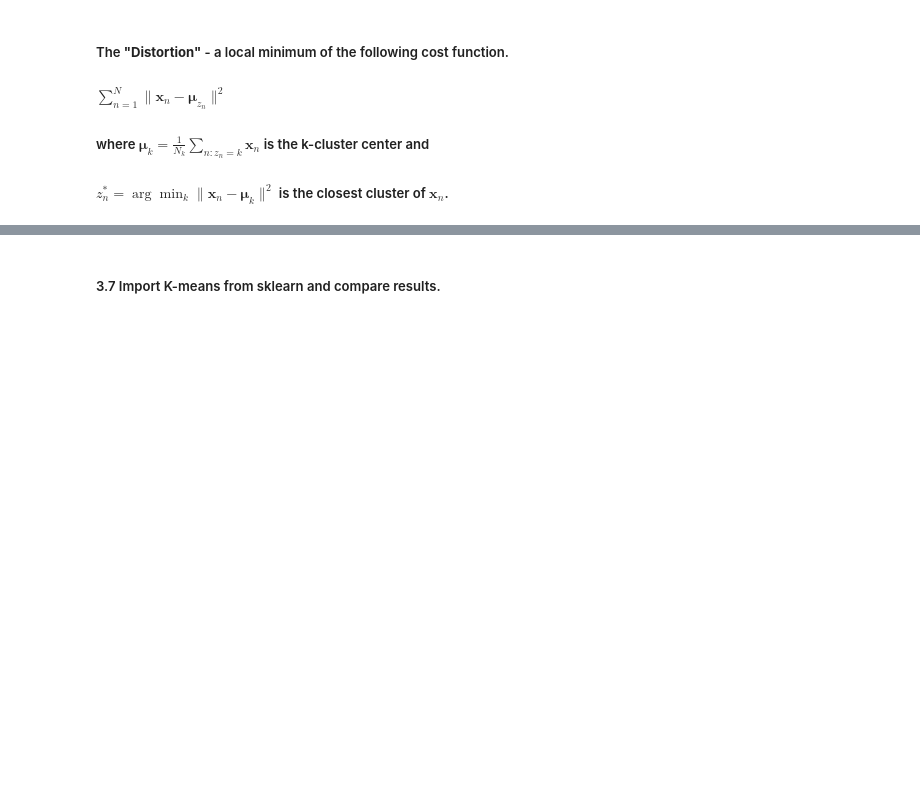
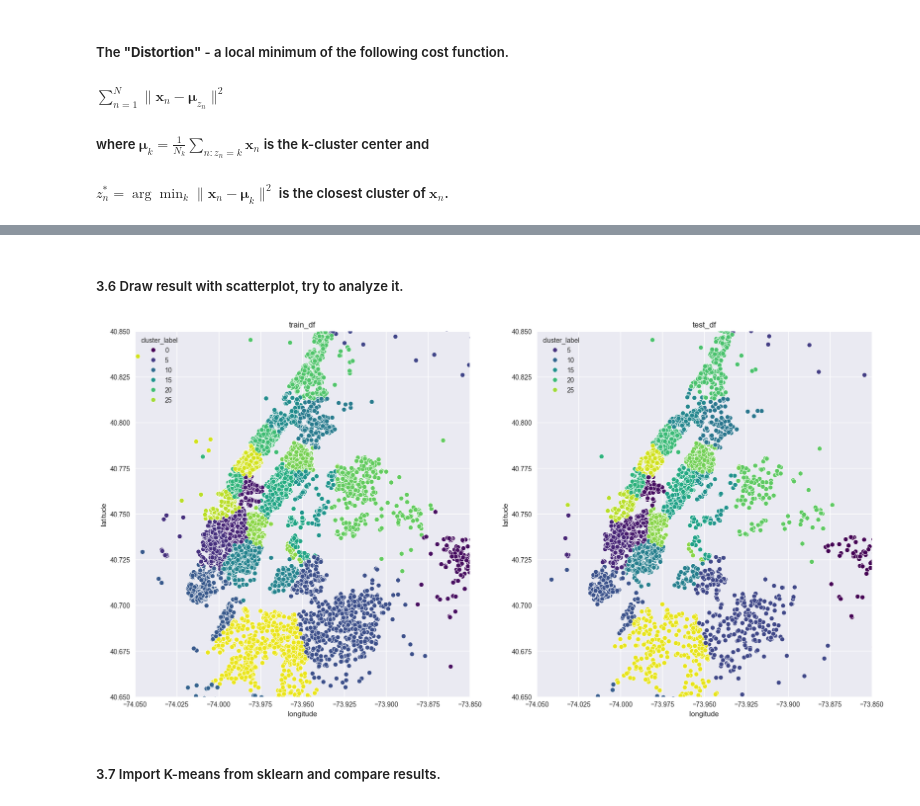
Before and after one commit to TimurOsmanov/s21, a Jupyter notebook: ML/ML7_Clustering_algorithms/src/ML7.ipynb, the cells around one changed output, grey strips where cells are left out. Saved outputs shown, nothing was run; the diff lists cells and outputs as text; code cells hidden in the pictures; blank space fills up the shorter version.

```diff
--- a/ML/ML7_Clustering_algorithms/src/ML7.ipynb
+++ b/ML/ML7_Clustering_algorithms/src/ML7.ipynb
@@ -277,2 +441,23 @@ feature_importance
+# %% [markdown]
+##### 3.6 Draw result with scatterplot, try to analyze it.
+# %%
+def draw_res():
+    fig, ax = plt.subplots(nrows=1, ncols=2, figsize=(20, 10))
+    for num, df in enumerate((train_df, test_df)):
+        sns.scatterplot(
+            x=df['longitude'],
+            y=df['latitude'],
+            hue=df['cluster_label'],
+            ax=ax[num],
+            palette='viridis'
+        )
+        ax[num].set(xlim=(-74.05,-73.85))
+        ax[num].set(ylim=(40.65,40.85))
+        ax[num].set(title=df.name)
+
+
+draw_res()
+# %% [output]
+[figure, added]
 # %% [markdown]
 ##### 3.7 Import K-means from sklearn and compare results.
```
Also changed, not shown: parts of 23 cells of this notebook.
